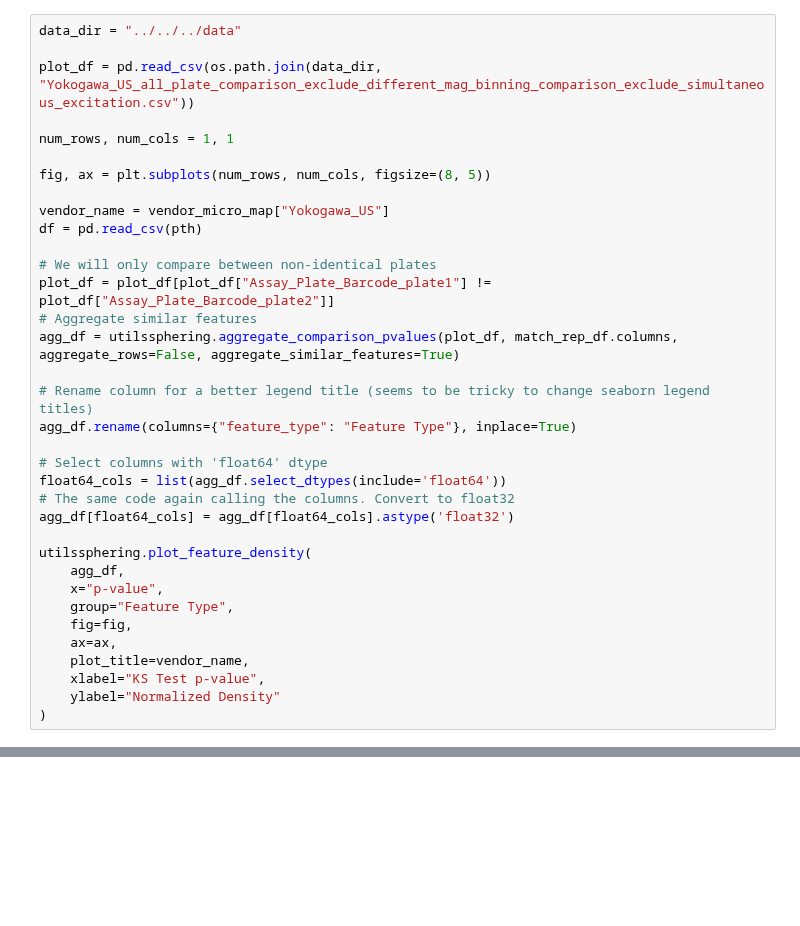
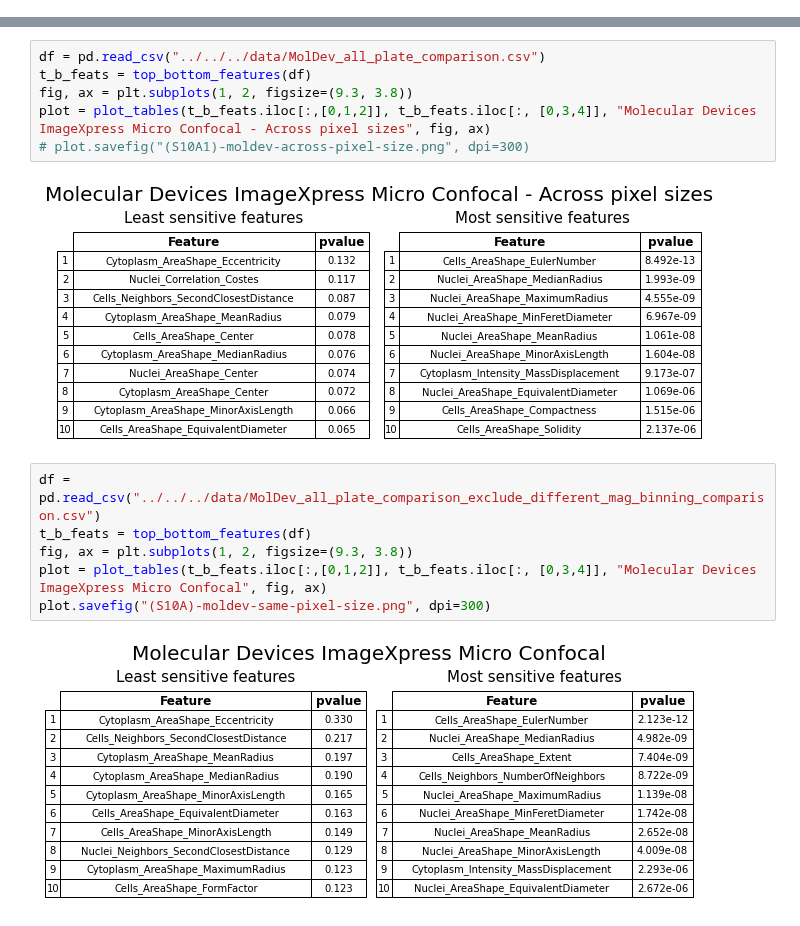
Before and after one commit to jump-cellpainting/jump-scope-analysis, a Jupyter notebook: notebooks/figures/supplementary/FigureS10.ipynb, the cells around one changed output, grey strips where cells are left out. Saved outputs shown, nothing was run; the diff lists cells and outputs as text; blank space fills up the shorter version.

```diff
--- a/notebooks/figures/supplementary/FigureS10.ipynb
+++ b/notebooks/figures/supplementary/FigureS10.ipynb
@@ -132,35 +16,0 @@ fig.savefig("(S10B)-feature_density-exclude-pixel-differences.png", dpi=300)
-# %%
-data_dir = "../../../data"
-
-plot_df = pd.read_csv(os.path.join(data_dir, "Yokogawa_US_all_plate_comparison_exclude_different_mag_binning_comparison_exclude_simultaneous_excitation.csv"))
-
-num_rows, num_cols = 1, 1
-
-fig, ax = plt.subplots(num_rows, num_cols, figsize=(8, 5))
-
-vendor_name = vendor_micro_map["Yokogawa_US"]
-df = pd.read_csv(pth)
-
-# We will only compare between non-identical plates
-plot_df = plot_df[plot_df["Assay_Plate_Barcode_plate1"] != plot_df["Assay_Plate_Barcode_plate2"]]
-# Aggregate similar features
-agg_df = utilssphering.aggregate_comparison_pvalues(plot_df, match_rep_df.columns, aggregate_rows=False, aggregate_similar_features=True)
-
-# Rename column for a better legend title (seems to be tricky to change seaborn legend titles)
-agg_df.rename(columns={"feature_type": "Feature Type"}, inplace=True)
-
-# Select columns with 'float64' dtype
-float64_cols = list(agg_df.select_dtypes(include='float64'))
-# The same code again calling the columns. Convert to float32
-agg_df[float64_cols] = agg_df[float64_cols].astype('float32')
-
-utilssphering.plot_feature_density(
-    agg_df,
-    x="p-value",
-    group="Feature Type",
-    fig=fig,
-    ax=ax,
-    plot_title=vendor_name,
-    xlabel="KS Test p-value",
-    ylabel="Normalized Density"
-)
@@ -169,0 +196,16 @@ utilssphering.plot_feature_density(
+# %%
+df = pd.read_csv("../../../data/MolDev_all_plate_comparison.csv")
+t_b_feats = top_bottom_features(df)
+fig, ax = plt.subplots(1, 2, figsize=(9.3, 3.8))
+plot = plot_tables(t_b_feats.iloc[:,[0,1,2]], t_b_feats.iloc[:, [0,3,4]], "Molecular Devices ImageXpress Micro Confocal - Across pixel sizes", fig, ax)
+# plot.savefig("(S10A1)-moldev-across-pixel-size.png", dpi=300)
+# %% [output]
+[figure, added]
+# %%
+df = pd.read_csv("../../../data/MolDev_all_plate_comparison_exclude_different_mag_binning_comparison.csv")
+t_b_feats = top_bottom_features(df)
+fig, ax = plt.subplots(1, 2, figsize=(9.3, 3.8))
+plot = plot_tables(t_b_feats.iloc[:,[0,1,2]], t_b_feats.iloc[:, [0,3,4]], "Molecular Devices ImageXpress Micro Confocal", fig, ax)
+plot.savefig("(S10A)-moldev-same-pixel-size.png", dpi=300)
+# %% [output]
+[figure, added]
```
Also changed, not shown: parts of 15 cells of this notebook, 7 other files.
